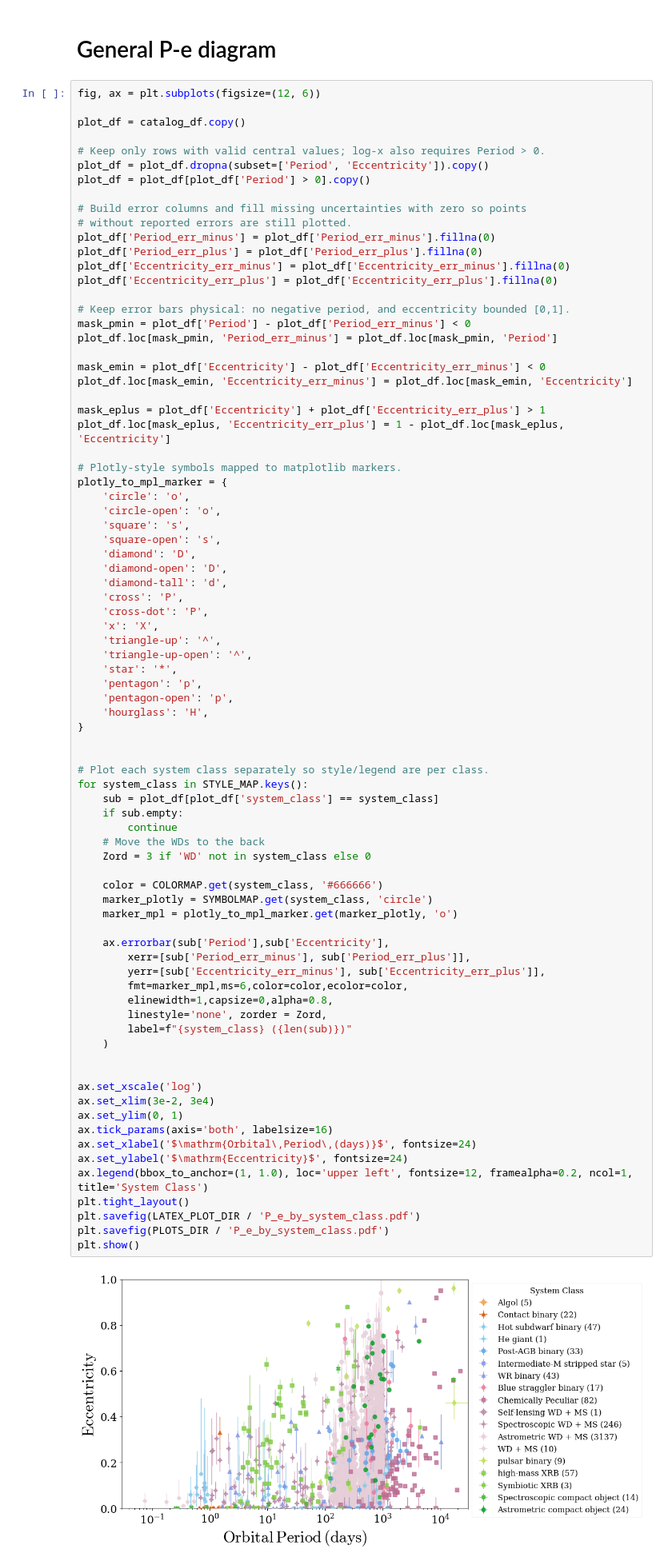
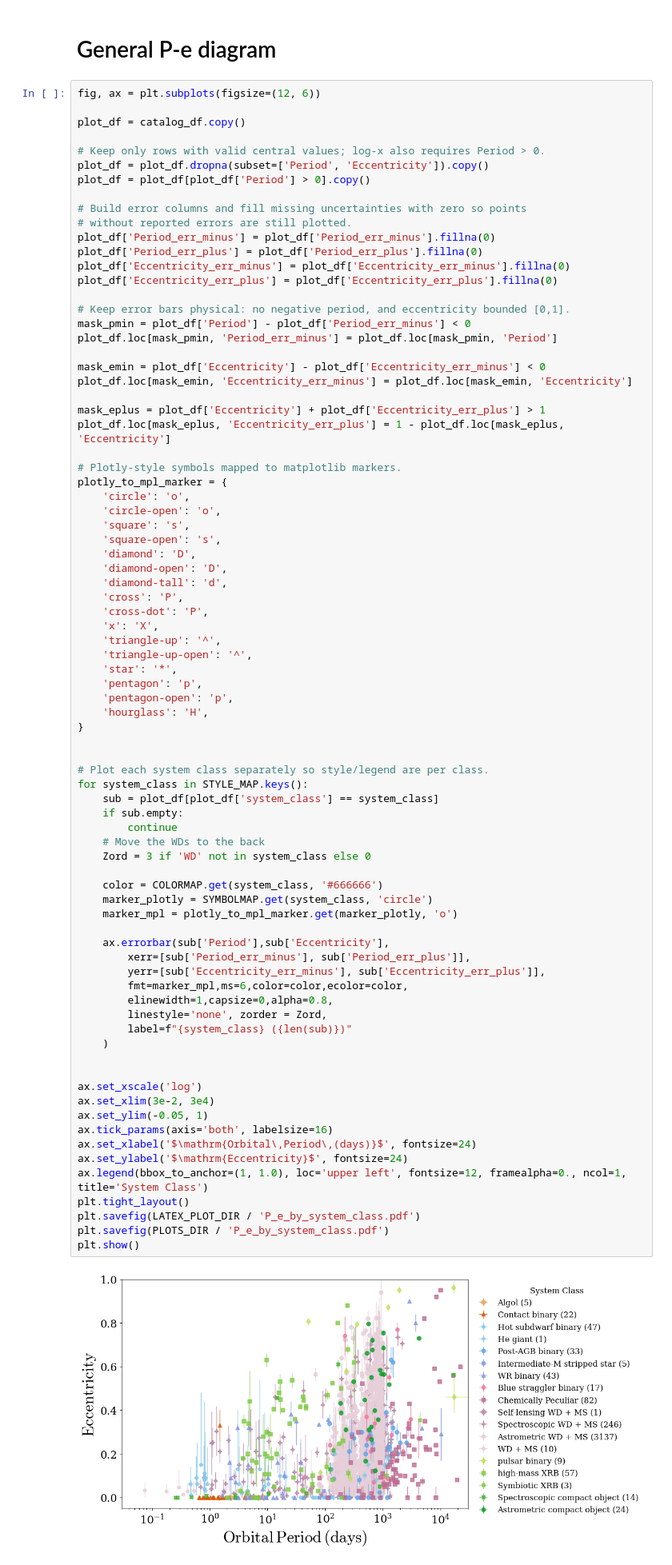
Before and after one commit to binary-observations/post_mt_catalog, a Jupyter notebook: code/data_analysis/P_e_analysis_plot.ipynb, the cells around one changed output. Shown at 80% size. Saved outputs shown, nothing was run; the diff lists cells and outputs as text.

```diff
--- a/code/data_analysis/P_e_analysis_plot.ipynb
+++ b/code/data_analysis/P_e_analysis_plot.ipynb
@@ -214,36 +214,36 @@ for system_class in STYLE_MAP.keys():
     sub = plot_df[plot_df['system_class'] == system_class]
     if sub.empty:
         continue
     # Move the WDs to the back
     Zord = 3 if 'WD' not in system_class else 0
 
     color = COLORMAP.get(system_class, '#666666')
     marker_plotly = SYMBOLMAP.get(system_class, 'circle')
     marker_mpl = plotly_to_mpl_marker.get(marker_plotly, 'o')
 
     ax.errorbar(sub['Period'],sub['Eccentricity'],
         xerr=[sub['Period_err_minus'], sub['Period_err_plus']],
         yerr=[sub['Eccentricity_err_minus'], sub['Eccentricity_err_plus']],
         fmt=marker_mpl,ms=6,color=color,ecolor=color,
         elinewidth=1,capsize=0,alpha=0.8,
         linestyle='none', zorder = Zord,
         label=f"{system_class} ({len(sub)})"
     )
 
 
 ax.set_xscale('log')
 ax.set_xlim(3e-2, 3e4)
-ax.set_ylim(0, 1)
+ax.set_ylim(-0.05, 1)
 ax.tick_params(axis='both', labelsize=16)
 ax.set_xlabel('$\mathrm{Orbital\,Period\,(days)}$', fontsize=24)
 ax.set_ylabel('$\mathrm{Eccentricity}$', fontsize=24)
-ax.legend(bbox_to_anchor=(1, 1.0), loc='upper left', fontsize=12, framealpha=0.2, ncol=1, title='System Class')
+ax.legend(bbox_to_anchor=(1, 1.0), loc='upper left', fontsize=12, framealpha=0., ncol=1, title='System Class')
 plt.tight_layout()
 plt.savefig(LATEX_PLOT_DIR / 'P_e_by_system_class.pdf')
 plt.savefig(PLOTS_DIR / 'P_e_by_system_class.pdf')
 plt.show()
 # %% [output]
-[figure, old version]
+[figure, new version]
 # %% [markdown]
 # Plot the P-e distribution colored by mass
 # %%
```
Also changed, not shown: parts of 2 cells of this notebook, 3 other files.
